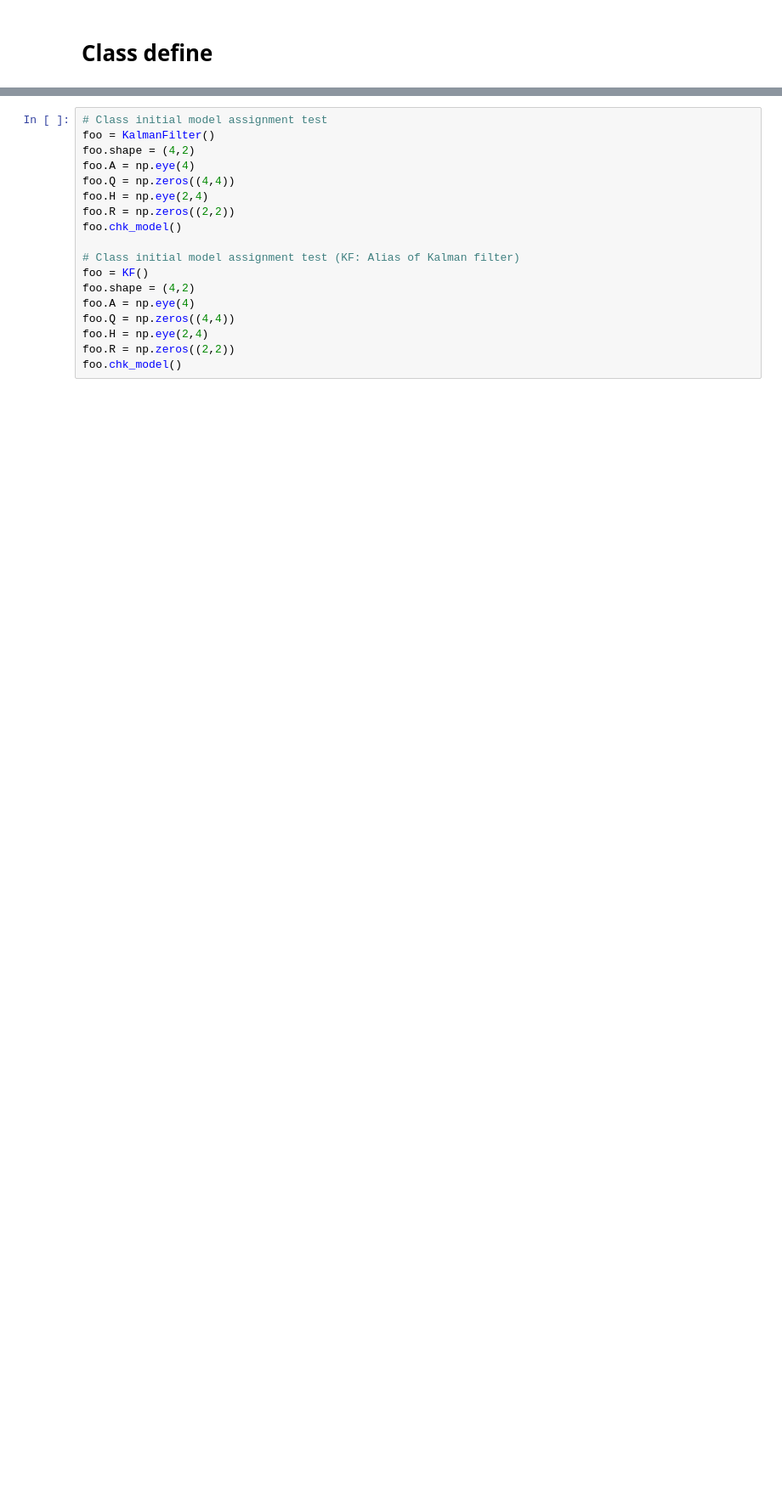
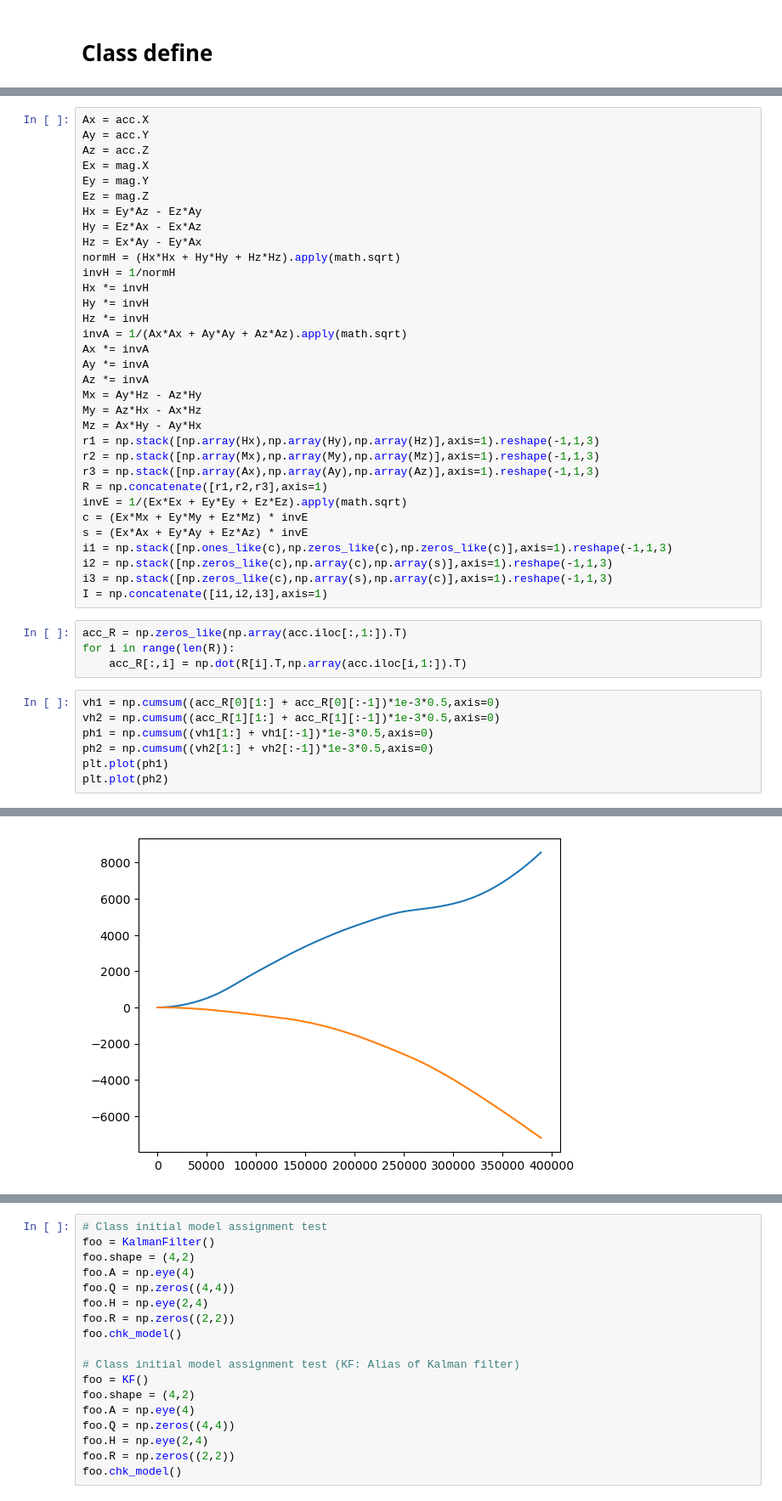
Before and after one commit to JaehoJang-Ipinlabs/ipinlabs.sensorio, a Jupyter notebook: KF_refactoring.ipynb, the cells around one changed output, grey strips where cells are left out. Shown at 85% size. Cells and saved outputs as stored; diff of their text form; blank space fills up the shorter version.

```diff
--- a/KF_refactoring.ipynb
+++ b/KF_refactoring.ipynb
@@ -5,0 +353,45 @@ import pandas as pd
+# %%
+Ax = acc.X
+Ay = acc.Y
+Az = acc.Z
+Ex = mag.X
+Ey = mag.Y
+Ez = mag.Z
+Hx = Ey*Az - Ez*Ay
+Hy = Ez*Ax - Ex*Az
+Hz = Ex*Ay - Ey*Ax
+normH = (Hx*Hx + Hy*Hy + Hz*Hz).apply(math.sqrt)
+invH = 1/normH
+Hx *= invH
+Hy *= invH
+Hz *= invH
+invA = 1/(Ax*Ax + Ay*Ay + Az*Az).apply(math.sqrt)
+Ax *= invA
+Ay *= invA
+Az *= invA
+Mx = Ay*Hz - Az*Hy
+My = Az*Hx - Ax*Hz
+Mz = Ax*Hy - Ay*Hx
+r1 = np.stack([np.array(Hx),np.array(Hy),np.array(Hz)],axis=1).reshape(-1,1,3)
+r2 = np.stack([np.array(Mx),np.array(My),np.array(Mz)],axis=1).reshape(-1,1,3)
+r3 = np.stack([np.array(Ax),np.array(Ay),np.array(Az)],axis=1).reshape(-1,1,3)
+R = np.concatenate([r1,r2,r3],axis=1)
+invE = 1/(Ex*Ex + Ey*Ey + Ez*Ez).apply(math.sqrt)
+c = (Ex*Mx + Ey*My + Ez*Mz) * invE
+s = (Ex*Ax + Ey*Ay + Ez*Az) * invE
+i1 = np.stack([np.ones_like(c),np.zeros_like(c),np.zeros_like(c)],axis=1).reshape(-1,1,3)
+i2 = np.stack([np.zeros_like(c),np.array(c),np.array(s)],axis=1).reshape(-1,1,3)
+i3 = np.stack([np.zeros_like(c),np.array(s),np.array(c)],axis=1).reshape(-1,1,3)
+I = np.concatenate([i1,i2,i3],axis=1)
+# %%
+acc_R = np.zeros_like(np.array(acc.iloc[:,1:]).T)
+for i in range(len(R)):
+    acc_R[:,i] = np.dot(R[i].T,np.array(acc.iloc[i,1:]).T)
+# %%
+vh1 = np.cumsum((acc_R[0][1:] + acc_R[0][:-1])*1e-3*0.5,axis=0)
+vh2 = np.cumsum((acc_R[1][1:] + acc_R[1][:-1])*1e-3*0.5,axis=0)
+ph1 = np.cumsum((vh1[1:] + vh1[:-1])*1e-3*0.5,axis=0)
+ph2 = np.cumsum((vh2[1:] + vh2[:-1])*1e-3*0.5,axis=0)
+plt.plot(ph1)
+plt.plot(ph2)
+# %% [output]
@@ -5,0 +399 @@ import pandas as pd
+[figure, added]
```
Also changed, not shown: parts of 33 cells of this notebook.
